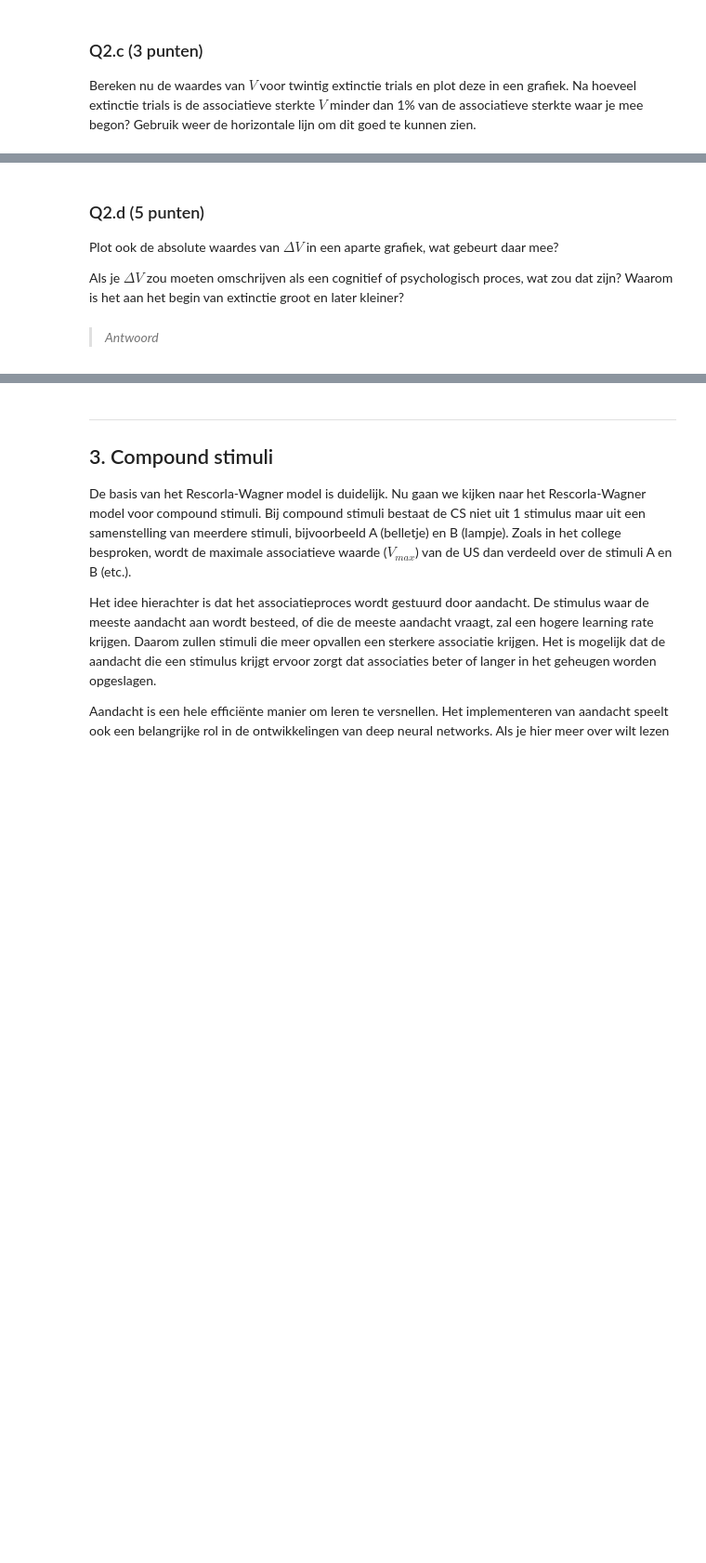
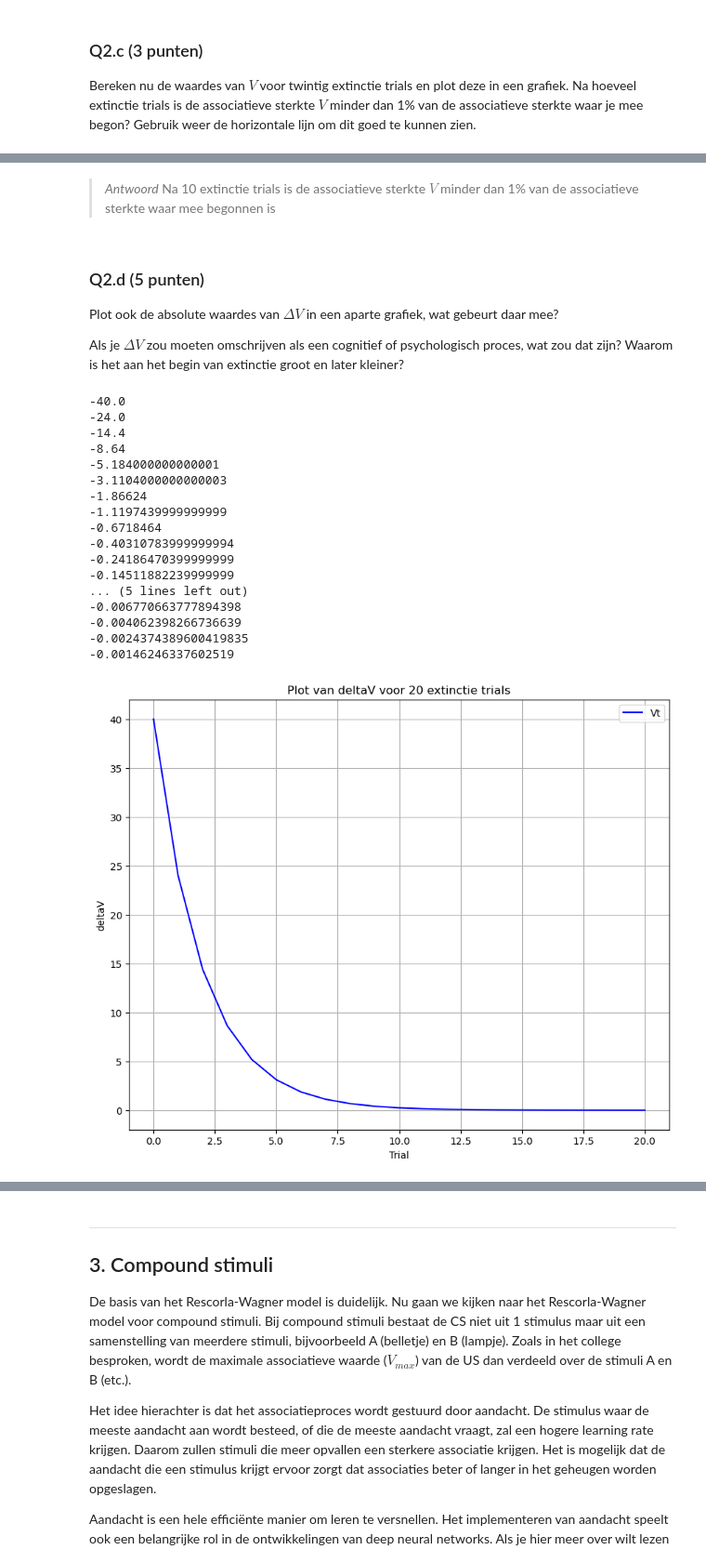
Before and after one commit to xsznr/CogMod, a Jupyter notebook: Assignment 1/Assignment_1.ipynb, the cells around one changed output, grey strips where cells are left out. Shown at 93% size. Saved outputs shown, nothing was run; the diff lists cells and outputs as text; code cells hidden in the pictures; blank space fills up the shorter version.

```diff
--- a/Assignment 1/Assignment_1.ipynb
+++ b/Assignment 1/Assignment_1.ipynb
@@ -170,3 +224,5 @@ Bereken nu de waardes van $V$ voor twintig extinctie trials en plot deze in een
+# %% [markdown]
+> *Antwoord* Na 10 extinctie trials is de associatieve sterkte $V$ minder dan 1% van de associatieve sterkte waar mee begonnen is
 # %% [markdown]
 ### Q2.d (5 punten)
 
@@ -178,2 +232,36 @@ Als je $\Delta V$ zou moeten omschrijven als een cognitief of psychologisch proc
-# %% [markdown]
-> *Antwoord*
+# %%
+# TO DO plot
+deltaV_waarden = twintig_extinctie_trials[1]
+
+for value in range(len(twintig_extinctie_trials[1])):
+    print(twintig_extinctie_trials[1][value])
+
+absolute_deltaV_waarden = [abs(delta) for delta in deltaV_waarden]
+
+plt.figure(figsize=(10, 8))
+plt.plot(absolute_deltaV_waarden, label='Vt', color='blue')
+plt.title("Plot van deltaV voor 20 extinctie trials")
+plt.xlabel("Trial")
+plt.ylabel("deltaV")
+plt.legend()
+plt.grid(True)
+plt.show()
+# %% [output]
+-40.0
+-24.0
+-14.4
+-8.64
+-5.184000000000001
+-3.1104000000000003
+-1.86624
+-1.1197439999999999
+-0.6718464
+-0.40310783999999994
+-0.24186470399999999
+-0.14511882239999999
+... (5 lines left out)
+-0.006770663777894398
+-0.004062398266736639
+-0.0024374389600419835
+-0.00146246337602519
+[figure, added]
```
Also changed, not shown: parts of 11 cells of this notebook.
